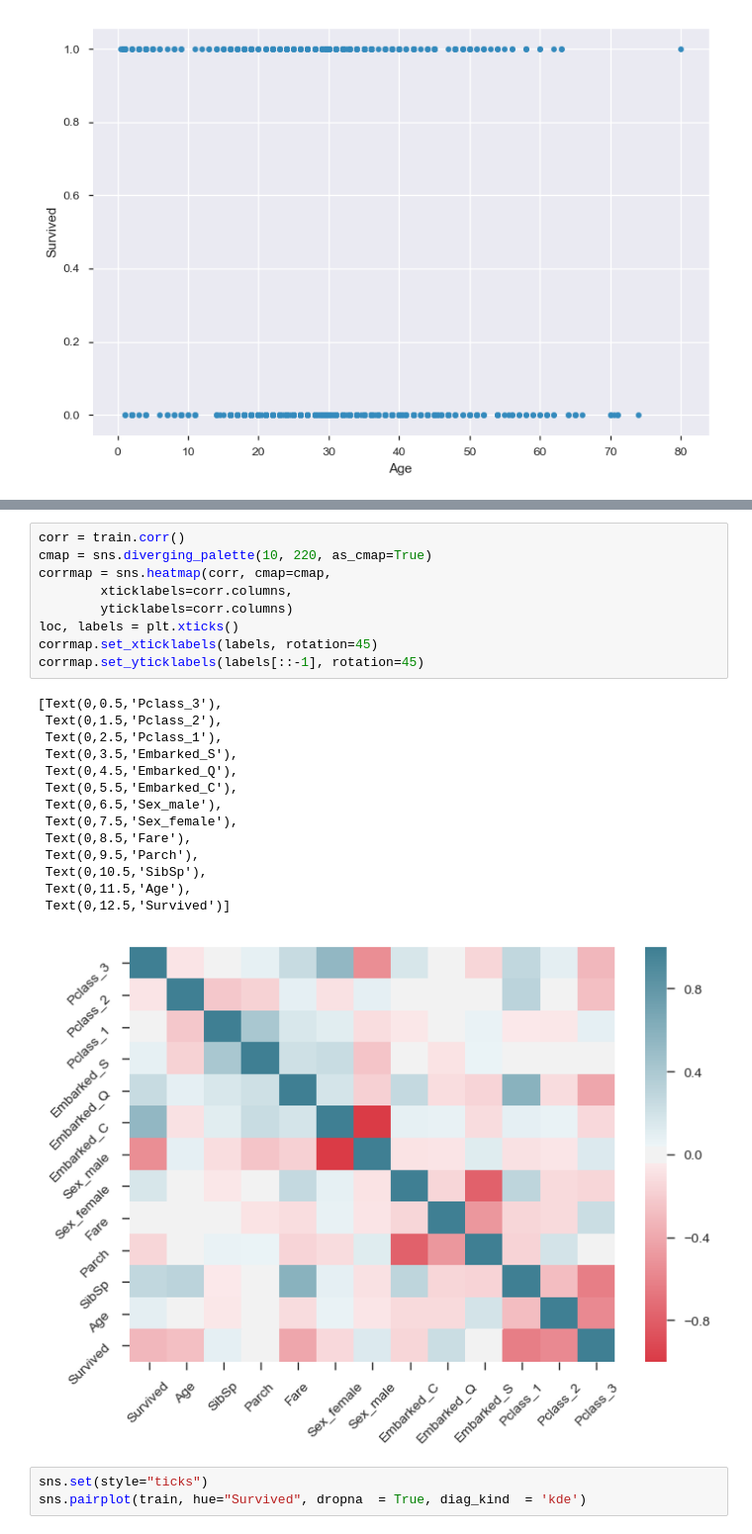
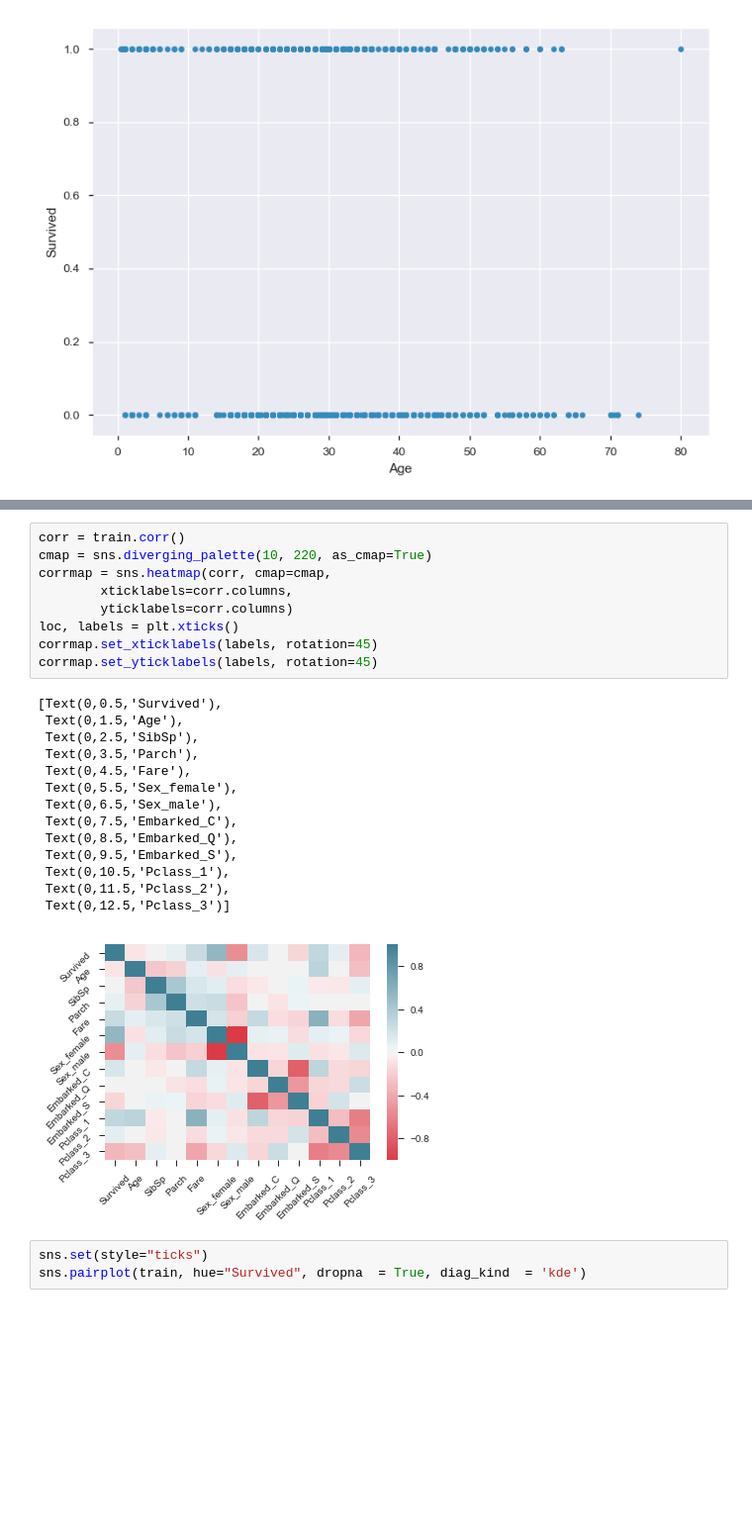
Before and after one commit to Techneaux/titantic, a Jupyter notebook: ml/preprocess.ipynb, the cells around one changed output, grey strips where cells are left out. Shown at 99% size. Drawn from its saved outputs; the diff is of its cells as text; blank space fills up the shorter version.

Commit message:
fixed corr heatmap

```diff
--- a/ml/preprocess.ipynb
+++ b/ml/preprocess.ipynb
@@ -221,27 +228,27 @@ train.corr(method='pearson')
 # %%
 corr = train.corr()
 cmap = sns.diverging_palette(10, 220, as_cmap=True)
 corrmap = sns.heatmap(corr, cmap=cmap,
         xticklabels=corr.columns,
         yticklabels=corr.columns)
 loc, labels = plt.xticks()
 corrmap.set_xticklabels(labels, rotation=45)
-corrmap.set_yticklabels(labels[::-1], rotation=45)
+corrmap.set_yticklabels(labels, rotation=45)
 # %% [output]
-[Text(0,0.5,'Pclass_3'),
- Text(0,1.5,'Pclass_2'),
- Text(0,2.5,'Pclass_1'),
- Text(0,3.5,'Embarked_S'),
- Text(0,4.5,'Embarked_Q'),
- Text(0,5.5,'Embarked_C'),
+[Text(0,0.5,'Survived'),
+ Text(0,1.5,'Age'),
+ Text(0,2.5,'SibSp'),
+ Text(0,3.5,'Parch'),
+ Text(0,4.5,'Fare'),
+ Text(0,5.5,'Sex_female'),
  Text(0,6.5,'Sex_male'),
- Text(0,7.5,'Sex_female'),
- Text(0,8.5,'Fare'),
- Text(0,9.5,'Parch'),
- Text(0,10.5,'SibSp'),
- Text(0,11.5,'Age'),
- Text(0,12.5,'Survived')]
+ Text(0,7.5,'Embarked_C'),
+ Text(0,8.5,'Embarked_Q'),
+ Text(0,9.5,'Embarked_S'),
+ Text(0,10.5,'Pclass_1'),
+ Text(0,11.5,'Pclass_2'),
+ Text(0,12.5,'Pclass_3')]
-[figure, old version]
+[figure, new version]
 # %%
 sns.set(style="ticks")
 sns.pairplot(train, hue="Survived", dropna  = True, diag_kind  = 'kde')
```
Also changed, not shown: parts of 1 cell of this notebook.
